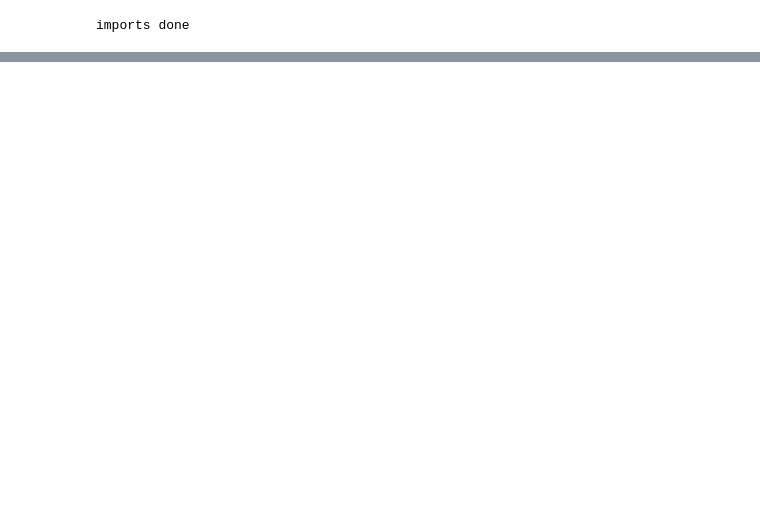
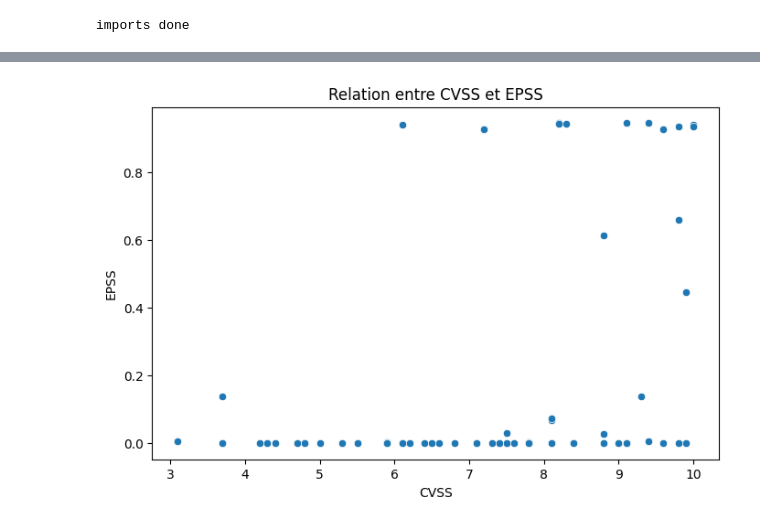
Before and after one commit to Miner205/Mastercamp-Project-TD-Final-grp11, a Jupyter notebook: Notebook.ipynb, the cells around one changed output, grey strips where cells are left out. Cells and saved outputs as stored; diff of their text form; code cells hidden in the pictures; blank space fills up the shorter version.

```diff
--- a/Notebook.ipynb
+++ b/Notebook.ipynb
@@ -135,3 +163,17 @@ plt.show()
+# %%
+plt.figure(figsize=(8,5))
+
+sns.scatterplot(
+    data=df,
+    x="CVSS",
+    y="EPSS"
+)
+
+plt.title("Relation entre CVSS et EPSS")
+
+plt.show()
+# %% [output]
+[figure, added]
 # %%
 # Nombre de vulnérabilités par éditeur et type de bulletin
 # Pour voir quels éditeurs génèrent le plus d'alertes critiques.
```
Also changed, not shown: parts of 19 cells of this notebook.
